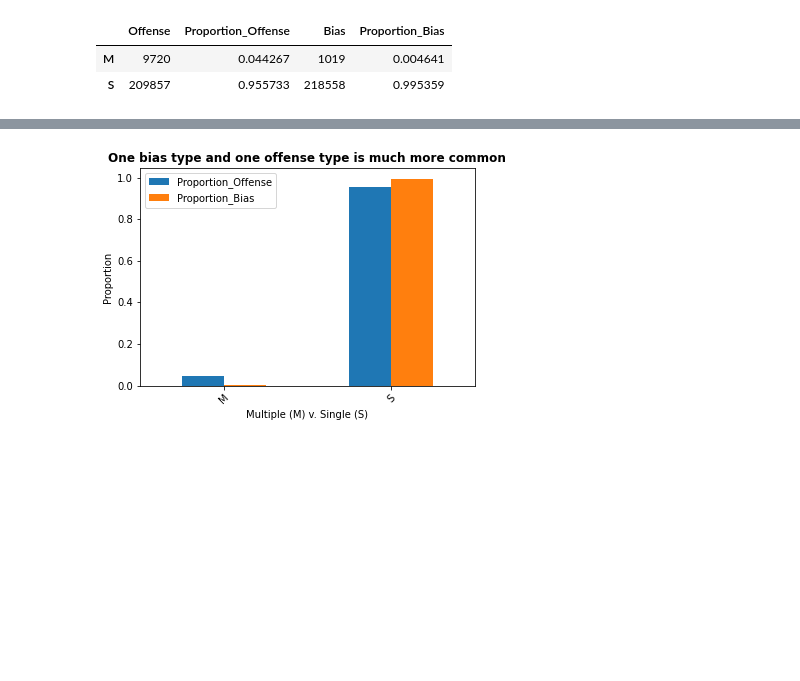
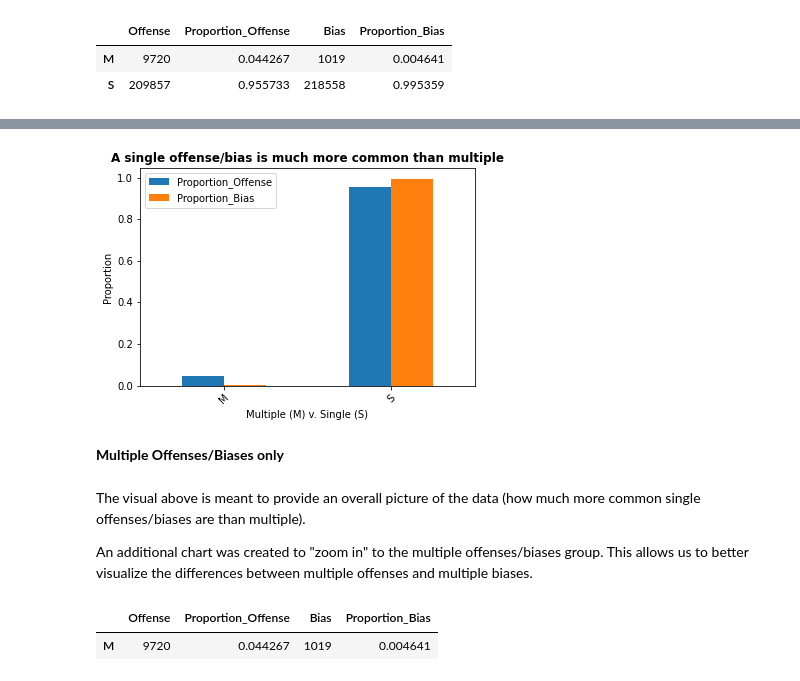
Before and after one commit to artolon/Exploratory_Analysis_Project, a Jupyter notebook: AT_Hate_Crime_Analysis.ipynb, the cells around one changed output, grey strips where cells are left out. Drawn from its saved outputs; the diff is of its cells as text; code cells hidden in the pictures; blank space fills up the shorter version.

```diff
--- a/AT_Hate_Crime_Analysis.ipynb
+++ b/AT_Hate_Crime_Analysis.ipynb
@@ -179,12 +153,12 @@ offense_bias
 # %%
-# Create the bar plot
+# Create a bar plot to visually display the proportions
 offense_bias[['Proportion_Offense', 'Proportion_Bias']].plot(kind='bar',
                                        xlabel='Multiple (M) v. Single (S)',
                                        ylabel='Proportion')
 plt.xticks(rotation=45)
-plt.title('One bias type and one offense type is much more common', fontsize=12, fontweight='bold')
+plt.title('A single offense/bias is much more common than multiple', fontsize=12, fontweight='bold')
 
 # Display our chart
 plt.show()
 # %% [output]
-[figure, old version]
+[figure, new version]
@@ -192,0 +165,13 @@ plt.show()
+# %% [markdown]
+**Multiple Offenses/Biases only**
+# %% [markdown]
+The visual above is meant to provide an overall picture of the data (how much more common single offenses/biases are than multiple).
+
+An additional chart was created to "zoom in" to the multiple offenses/biases group. This allows us to better visualize the differences between multiple offenses and multiple biases.
+# %%
+# First, we slice the data frame to only include the first row, which represents multiple biases/offenses.
+M_only = pd.DataFrame(offense_bias.loc[['M']])
+M_only # display the data
+# %% [output]
+|  | Offense | Proportion_Offense | Bias | Proportion_Bias |
+| M | 9720 | 0.044267 | 1019 | 0.004641 |
```
Also changed, not shown: parts of 67 cells of this notebook.
